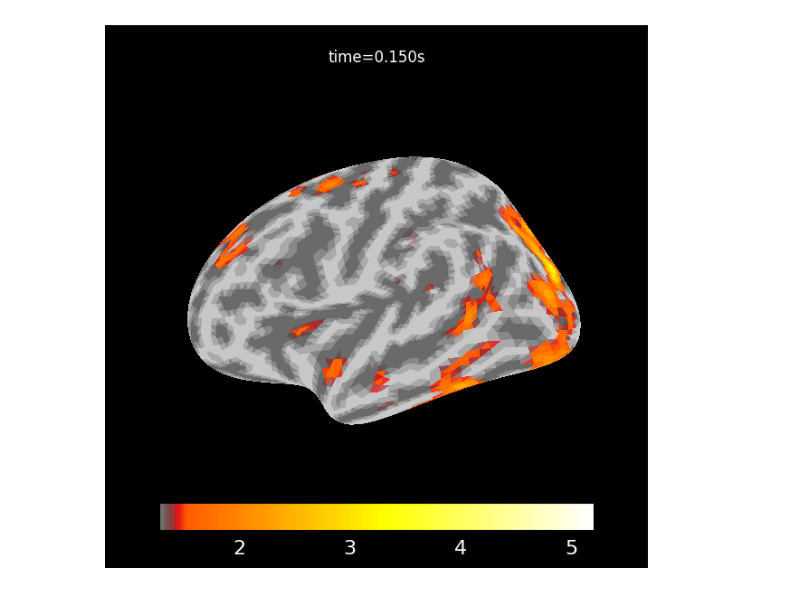
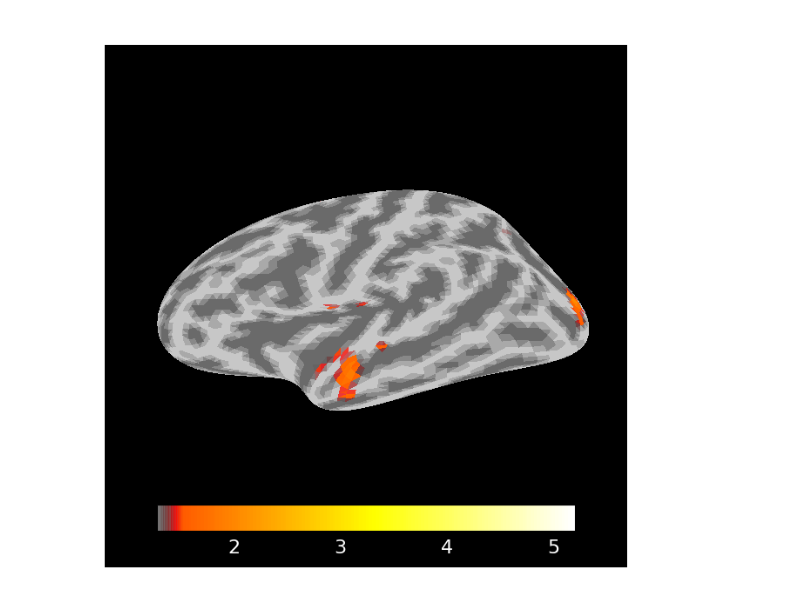
Before and after one commit to yh-luo/from-zero-to-source-estimates, a Jupyter notebook: viz/15-2_viz_group_average.ipynb, the cells around one changed output. Saved outputs shown, nothing was run; the diff lists cells and outputs as text; code cells hidden in the pictures.

Commit message:
VIZ: update all visualization with new data
ENH: decimate epochs

```diff
--- a/viz/15-2_viz_group_average.ipynb
+++ b/viz/15-2_viz_group_average.ipynb
@@ -41,6 +41,6 @@ stc_aud.magnitude().plot(hemi='lh', initial_time=0.1, backend='matplotlib')
 # %%
 stc_vis = mne.read_source_estimate(
     op.join(meg_dir, 'vis_left_minus_right-grand_average-ave-stc'))
-stc_vis.magnitude().plot(hemi='lh', initial_time=0.15, backend='matplotlib')
+stc_vis.magnitude().plot(hemi='lh', initial_time=0.1, backend='matplotlib')
 # %% [output]
-[figure, old version]
+[figure, new version]
```
Also changed, not shown: parts of 2 cells of this notebook, 8 other files.
